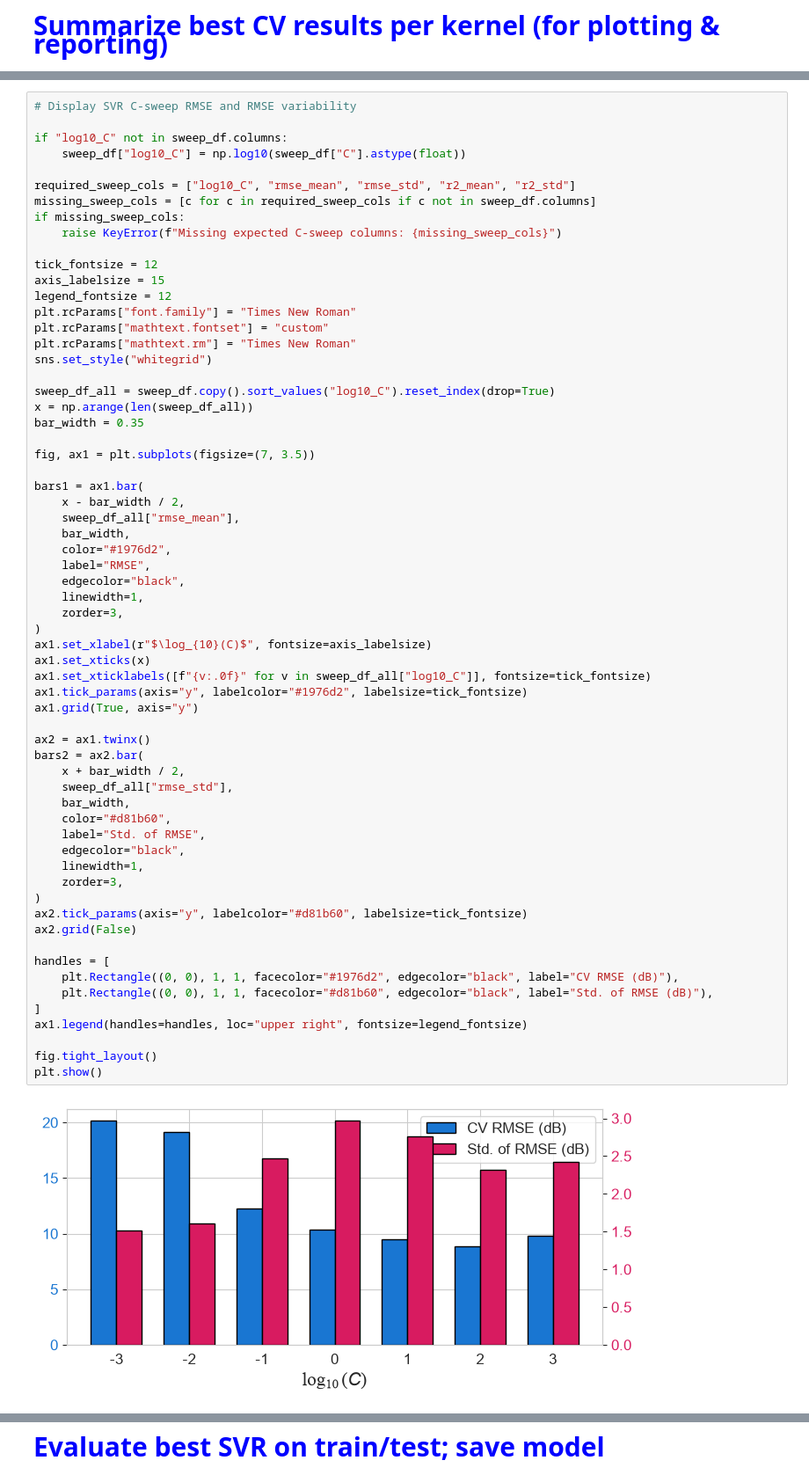
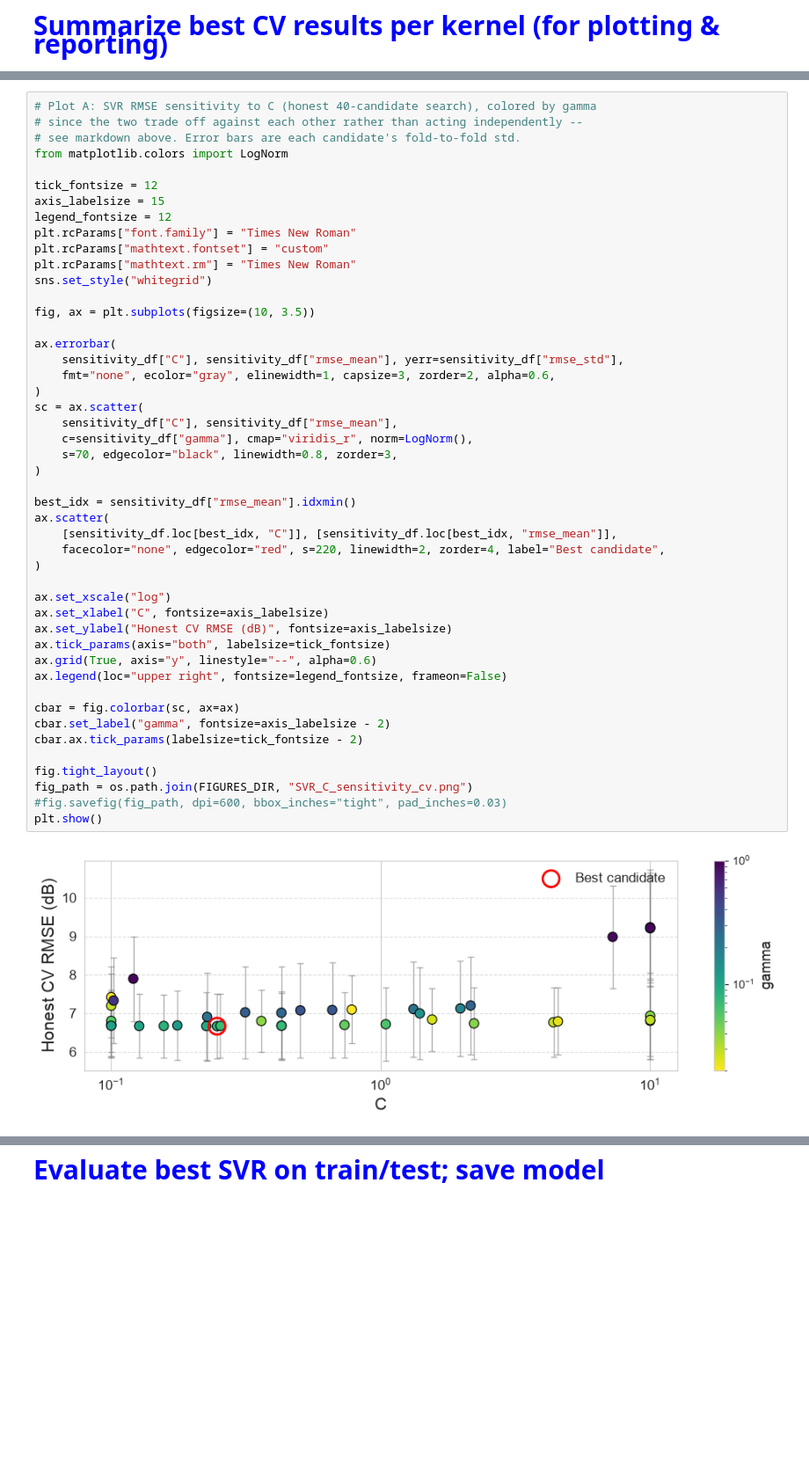
Before and after one commit to nahshonmokua/LoRaWAN-IndoorPathLossModeling-ML, a Jupyter notebook: 07_SVR.ipynb, the cells around one changed output, grey strips where cells are left out. Shown at 88% size. Cells and saved outputs as stored; diff of their text form; blank space fills up the shorter version.

Commit message:
Expand SVR sensitivity analysis

```diff
--- a/07_SVR.ipynb
+++ b/07_SVR.ipynb
@@ -663,66 +735,50 @@ sweep_df
 # %%
-# Display SVR C-sweep RMSE and RMSE variability
-
-if "log10_C" not in sweep_df.columns:
-    sweep_df["log10_C"] = np.log10(sweep_df["C"].astype(float))
-
-required_sweep_cols = ["log10_C", "rmse_mean", "rmse_std", "r2_mean", "r2_std"]
-missing_sweep_cols = [c for c in required_sweep_cols if c not in sweep_df.columns]
-if missing_sweep_cols:
-    raise KeyError(f"Missing expected C-sweep columns: {missing_sweep_cols}")
+# Plot A: SVR RMSE sensitivity to C (honest 40-candidate search), colored by gamma
+# since the two trade off against each other rather than acting independently --
+# see markdown above. Error bars are each candidate's fold-to-fold std.
+from matplotlib.colors import LogNorm
 
 tick_fontsize = 12
 axis_labelsize = 15
 legend_fontsize = 12
 plt.rcParams["font.family"] = "Times New Roman"
 plt.rcParams["mathtext.fontset"] = "custom"
 plt.rcParams["mathtext.rm"] = "Times New Roman"
 sns.set_style("whitegrid")
 
-sweep_df_all = sweep_df.copy().sort_values("log10_C").reset_index(drop=True)
-x = np.arange(len(sweep_df_all))
-bar_width = 0.35
+fig, ax = plt.subplots(figsize=(10, 3.5))
 
-fig, ax1 = plt.subplots(figsize=(7, 3.5))
+ax.errorbar(
+    sensitivity_df["C"], sensitivity_df["rmse_mean"], yerr=sensitivity_df["rmse_std"],
+    fmt="none", ecolor="gray", elinewidth=1, capsize=3, zorder=2, alpha=0.6,
+)
+sc = ax.scatter(
+    sensitivity_df["C"], sensitivity_df["rmse_mean"],
+    c=sensitivity_df["gamma"], cmap="viridis_r", norm=LogNorm(),
+    s=70, edgecolor="black", linewidth=0.8, zorder=3,
+)
 
-bars1 = ax1.bar(
-    x - bar_width / 2,
-    sweep_df_all["rmse_mean"],
-    bar_width,
-    color="#1976d2",
-    label="RMSE",
-    edgecolor="black",
-    linewidth=1,
-    zorder=3,
+best_idx = sensitivity_df["rmse_mean"].idxmin()
+ax.scatter(
+    [sensitivity_df.loc[best_idx, "C"]], [sensitivity_df.loc[best_idx, "rmse_mean"]],
+    facecolor="none", edgecolor="red", s=220, linewidth=2, zorder=4, label="Best candidate",
 )
-ax1.set_xlabel(r"$\log_{10}(C)$", fontsize=axis_labelsize)
-ax1.set_xticks(x)
-ax1.set_xticklabels([f"{v:.0f}" for v in sweep_df_all["log10_C"]], fontsize=tick_fontsize)
-ax1.tick_params(axis="y", labelcolor="#1976d2", labelsize=tick_fontsize)
-ax1.grid(True, axis="y")
 
-ax2 = ax1.twinx()
-bars2 = ax2.bar(
-    x + bar_width / 2,
-    sweep_df_all["rmse_std"],
-    bar_width,
-    color="#d81b60",
-    label="Std. of RMSE",
-    edgecolor="black",
-    linewidth=1,
-    zorder=3,
-)
-ax2.tick_params(axis="y", labelcolor="#d81b60", labelsize=tick_fontsize)
-ax2.grid(False)
+ax.set_xscale("log")
+ax.set_xlabel("C", fontsize=axis_labelsize)
+ax.set_ylabel("Honest CV RMSE (dB)", fontsize=axis_labelsize)
+ax.tick_params(axis="both", labelsize=tick_fontsize)
+ax.grid(True, axis="y", linestyle="--", alpha=0.6)
+ax.legend(loc="upper right", fontsize=legend_fontsize, frameon=False)
 
-handles = [
-    plt.Rectangle((0, 0), 1, 1, facecolor="#1976d2", edgecolor="black", label="CV RMSE (dB)"),
-    plt.Rectangle((0, 0), 1, 1, facecolor="#d81b60", edgecolor="black", label="Std. of RMSE (dB)"),
-]
-ax1.legend(handles=handles, loc="upper right", fontsize=legend_fontsize)
+cbar = fig.colorbar(sc, ax=ax)
+cbar.set_label("gamma", fontsize=axis_labelsize - 2)
+cbar.ax.tick_params(labelsize=tick_fontsize - 2)
 
 fig.tight_layout()
+fig_path = os.path.join(FIGURES_DIR, "SVR_C_sensitivity_cv.png")
+#fig.savefig(fig_path, dpi=600, bbox_inches="tight", pad_inches=0.03)
 plt.show()
 # %% [output]
-[figure, old version]
+[figure, new version]
 # %%
```
Also changed, not shown: parts of 21 cells of this notebook.
